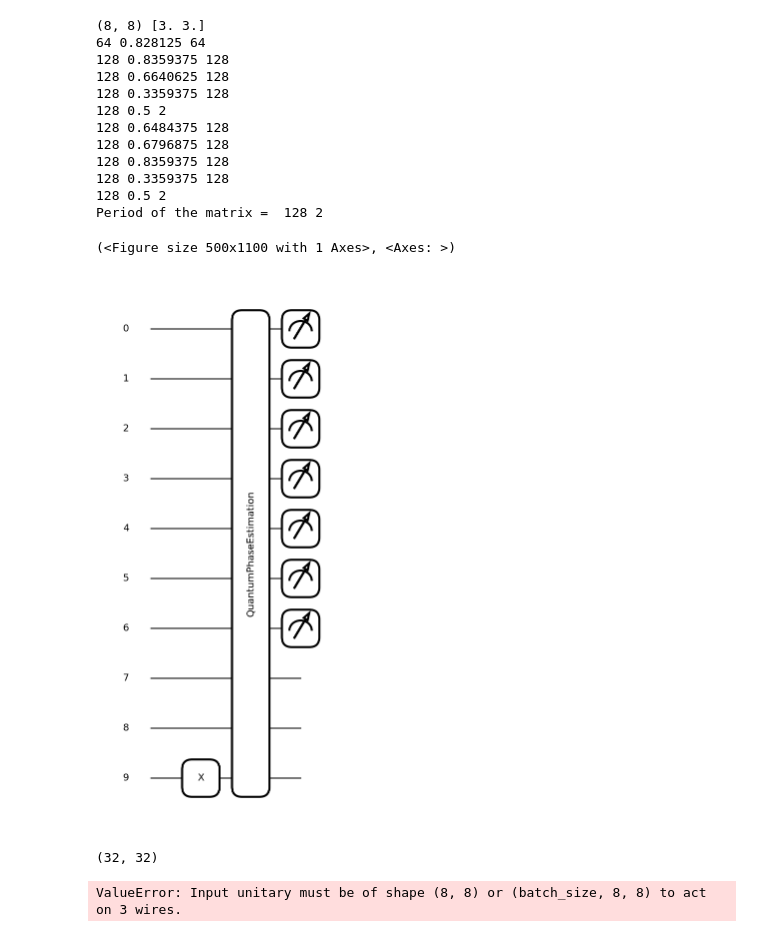
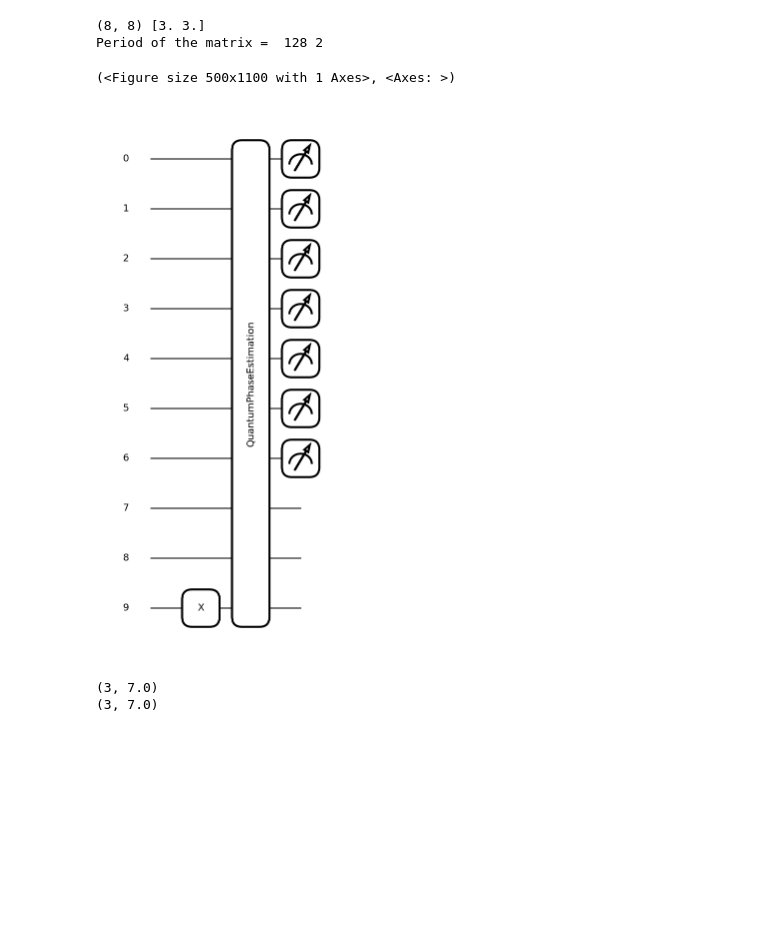
Before and after one commit to vadhri/quantum-notebook, a Jupyter notebook: pennylane/xanadu_codebook/Factorization/Shor.ipynb, the cells around one changed output. Saved outputs shown, nothing was run; the diff lists cells and outputs as text; code cells hidden in the pictures; blank space fills up the shorter version.

```diff
--- a/pennylane/xanadu_codebook/Factorization/Shor.ipynb
+++ b/pennylane/xanadu_codebook/Factorization/Shor.ipynb
@@ -42,0 +69,33 @@ for i in range(5):
+# %%
+def U():
+    qml.SWAP(wires=[2, 3])
+    qml.SWAP(wires=[1, 2])
+    qml.SWAP(wires=[0, 1])
+    for i in range(4):
+        qml.PauliX(wires=i)
+
+
+dev = qml.device("default.qubit", wires=4)
+
+
+@qml.qnode(dev)
+def circuit():
+    """Apply U four times to |0001> to verify this is the period.
+
+    Returns:
+        array[float]: probabilities of each basis state.
+    """
+
+    ##################
+    # YOUR CODE HERE #
+    ##################
+    qml.PauliX(wires=3)
+    U()
+    U()
+    U()
+    U()
+
+    return qml.probs(wires=range(4))
+
+
+print(circuit())
@@ -111,46 +172,35 @@ estimation_wires = range(0, n_estimation_wires)
 target_wires = range(n_estimation_wires, n_estimation_wires + n_target_wires)
 
 dev = qml.device("default.qubit", shots=1, wires=n_target_wires+n_estimation_wires)
 
 @qml.qnode(dev)
 def circuit(matrix):
     qml.PauliX(target_wires[-1])
     qml.QuantumPhaseEstimation(matrix, target_wires=target_wires, estimation_wires=estimation_wires)
     return qml.sample(wires=estimation_wires)
 
 def get_phase(matrix):
     binary = "".join([str(b) for b in circuit(matrix)])
     return int(binary, 2) / 2 ** n_estimation_wires
 
 def get_period(matrix):
     shots = 10
     r = float('-inf')
 
     for i in range(shots):
         ph = get_phase(matrix)
-        r = max(r, Fraction(ph).denominator)
-        print (r, ph, Fraction(ph).denominator)
+        r = max(r, (ph).as_integer_ratio()[1])
     return r
 
 period = (get_period(matrix))
 print ('Period of the matrix = ', period, a**period%b)
 
 qml.draw_mpl(circuit)(matrix)
 # %% [output]
 (8, 8) [3. 3.]
-64 0.828125 64
-128 0.8359375 128
-128 0.6640625 128
-128 0.3359375 128
-128 0.5 2
-128 0.6484375 128
-128 0.6796875 128
-128 0.8359375 128
-128 0.3359375 128
-128 0.5 2
 Period of the matrix =  128 2
 (<Figure size 500x1100 with 1 Axes>, <Axes: >)
-[figure, old version]
+[figure, new version]
 # %%
 def is_coprime(a, N):
     return np.gcd(a,N) == 1
@@ -164,21 +214,35 @@ def is_not_one(x, N):
 def shor(N):
     while True:
         value = np.random.randint(2,N-2)
-        U = get_matrix_a_mod_N(value, 21)
+
+        if not is_coprime(value,N):
+            return np.gcd(value,N), N/(np.gcd(value,N))
+
+        U = get_matrix_a_mod_N(value, N)
         print (U.shape)
         period = get_period(U)
+
+        print ("period = ", period)
 
         if is_odd(period):
             continue
 
         x = value**(period/2)%N
+        print ("x = ", x)
 
         if is_not_one(x, N):
-            p = np.gcd(x-1, N)
-            q = np.gcd(x+1, N)
-            return [p,q]
+            continue
+
+        print (x-1, x+1)
+
+        p = np.gcd(x-1, N)
+        q = np.gcd(x+1, N)
+        return [p,q]
 
 print(shor(21))
+
+
+print(shor(21))
 # %% [output]
-(32, 32)
+(3, 7.0)
+(3, 7.0)
-ValueError: Input unitary must be of shape (8, 8) or (batch_size, 8, 8) to act on 3 wires.
```
Also changed, not shown: parts of 5 cells of this notebook, 3 other files.
